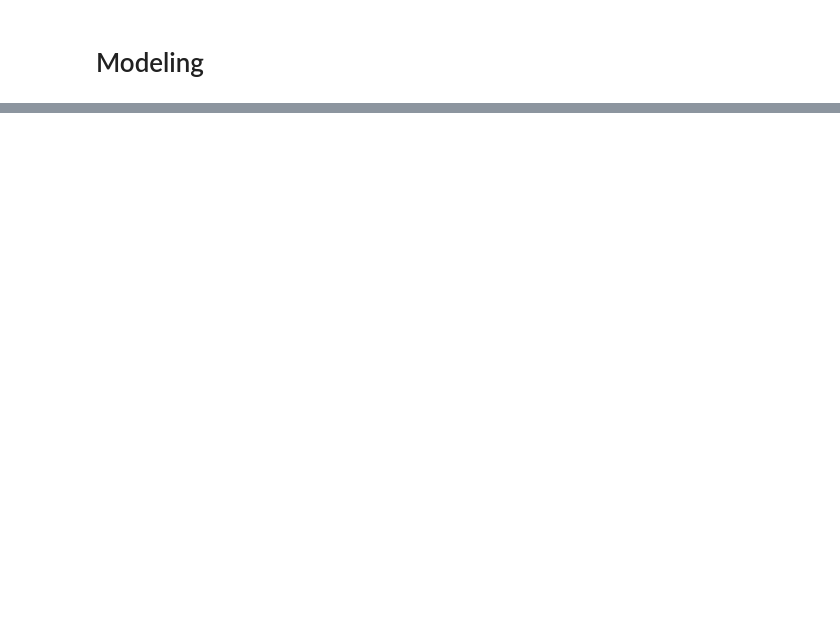
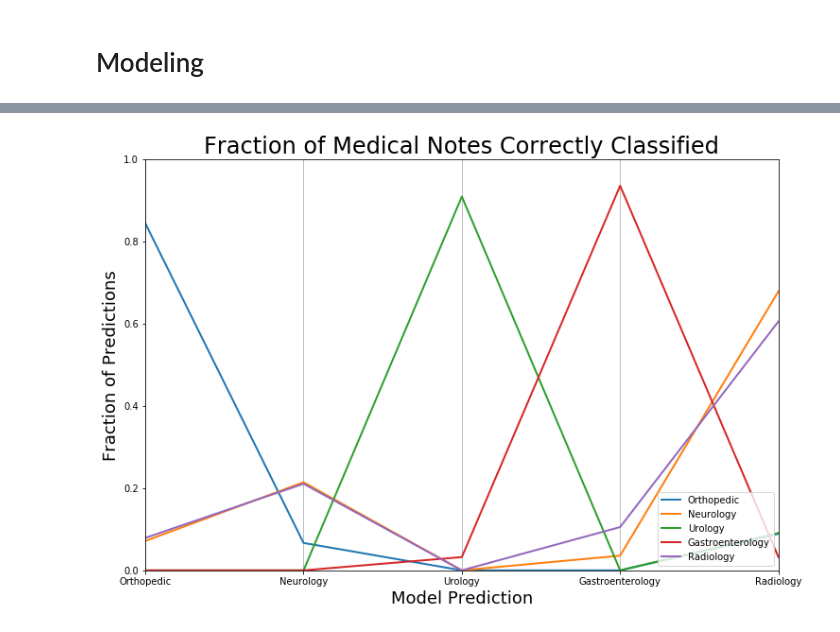
Before and after one commit to harrisonized/medical-notes-kaggle, a Jupyter notebook: classifying-reviews.ipynb, the cells around one changed output, grey strips where cells are left out. Drawn from its saved outputs; the diff is of its cells as text; code cells hidden in the pictures; blank space fills up the shorter version.

```diff
--- a/classifying-reviews.ipynb
+++ b/classifying-reviews.ipynb
@@ -69,0 +198,6 @@ Index(['index_', 'note_text', 'section_headers', 'clinical_domain',
+# %%
+# Initialize model
+logreg_mlt_clf = LogisticRegression(multi_class = 'multinomial', solver = 'newton-cg')
+
+# Train the model
+logreg_mlt_clf.fit(features_train_vectorized_csr, target_train_ser)
@@ -69,0 +209,14 @@ Index(['index_', 'note_text', 'section_headers', 'clinical_domain',
+# %%
+# Unweighted
+
+features_train_vectorized_predict_array = logreg_mlt_clf.predict(features_train_vectorized_csr) # Needed for confusion matrix
+features_train_vectorized_proba_array = logreg_mlt_clf.predict_proba(features_train_vectorized_csr)
+features_test_vectorized_predict_array = logreg_mlt_clf.predict(features_test_vectorized_csr) # Needed for confusion matrix
+features_test_vectorized_proba_array = logreg_mlt_clf.predict_proba(features_test_vectorized_csr)
+
+print("Micro-Average Training Accuracy: ", f1_score(target_train_ser, features_train_vectorized_predict_array, average = "micro"))
+print("Micro-Average Test Accuracy: ", f1_score(target_test_ser, features_test_vectorized_predict_array, average = "micro"))
+
+# Total Test Accuracy Score
+confusion = confusion_matrix(target_test_ser, features_test_vectorized_predict_array)
+print("Micro-Average Test Accuracy: ", confusion.trace()/confusion.sum())
@@ -69,0 +227,10 @@ Index(['index_', 'note_text', 'section_headers', 'clinical_domain',
+# %%
+# Plot Multiclass Confusion Matrix
+confusion = confusion_matrix(target_test_ser, features_test_vectorized_predict_array, labels = clinical_domain_list)
+plt.figure(dpi=80)
+sns.heatmap(confusion, cmap='Blues', annot=True, square=True, fmt='d',
+       xticklabels=clinical_domain_list,
+       yticklabels=clinical_domain_list)
+plt.xlabel('Predicted', fontsize=12)
+plt.ylabel('Actual', fontsize=12)
+plt.title('Confusion Matrix', fontsize=16)
@@ -69,0 +240,16 @@ Index(['index_', 'note_text', 'section_headers', 'clinical_domain',
+# %%
+confusion_normalized_array = normalize(confusion, axis=1, norm='l1')
+fig, ax = plt.subplots(figsize=(12, 8))
+for i in range(5):
+    ax.plot(clinical_domain_list, confusion_normalized_array[i], label=clinical_domain_list[i], lw=2)
+ax.set_xlabel('Model Prediction', fontsize=18)
+ax.set_xlim(left = 0, right = 4)
+ax.set_xticks(clinical_domain_list)
+ax.set_ylim(bottom = 0, top = 1)
+ax.set_ylabel('Fraction of Predictions', fontsize=18)
+plt.legend(loc="lower right")
+ax.set_title('Fraction of Medical Notes Correctly Classified', fontsize=24)
+ax.xaxis.grid(True)
+plt.savefig("figures/class-predictions-weighted.png", transparent=False, bbox_inches="tight")
+# %% [output]
+[figure, added]
```
Also changed, not shown: parts of 24 cells of this notebook, 3 other files.
